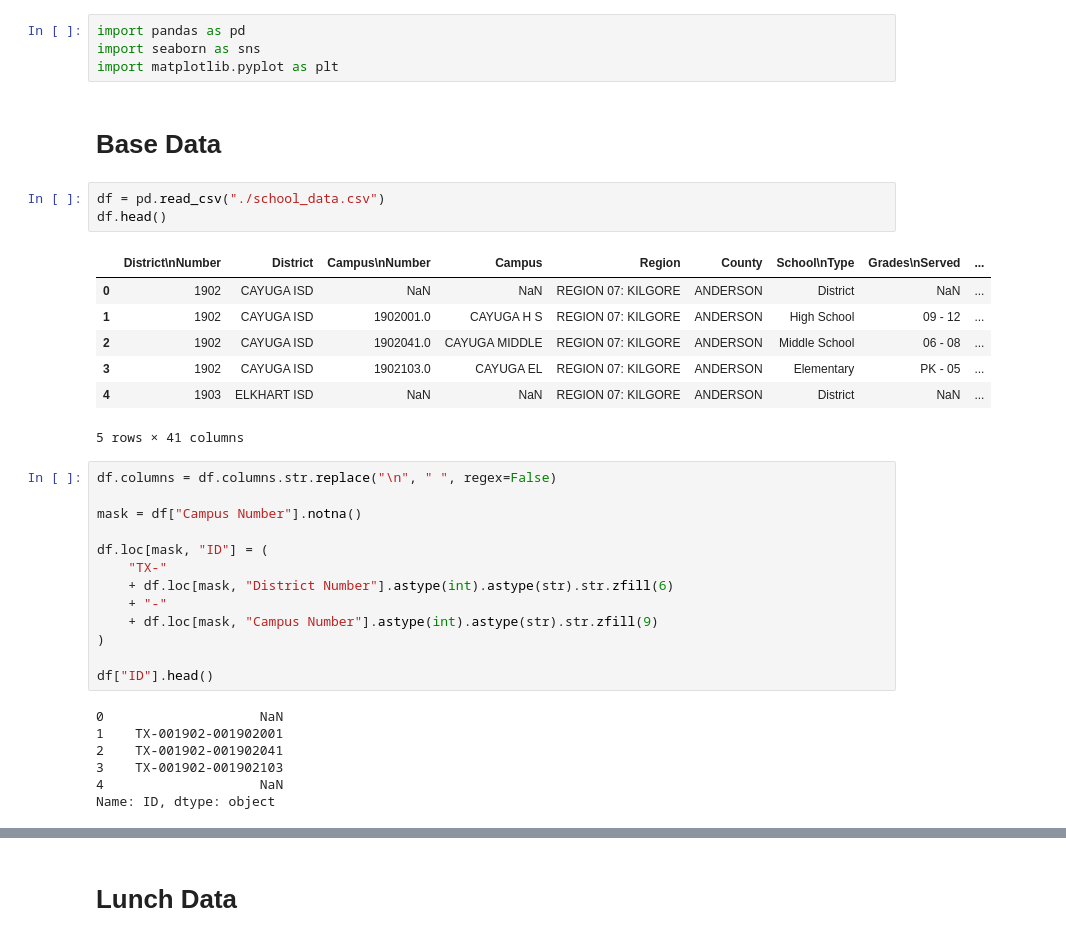
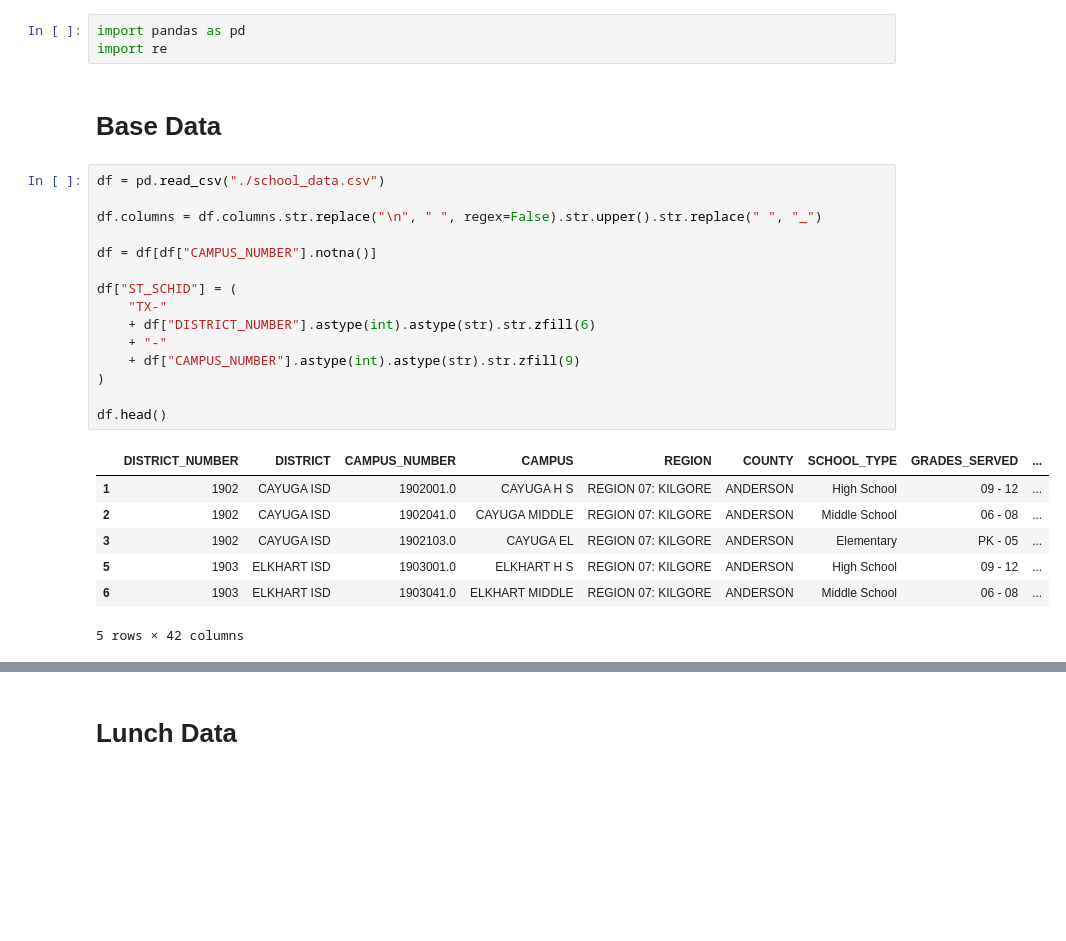
Before and after one commit to baolong281/sds-project, a Jupyter notebook: data/data.ipynb, the cells around one changed output, grey strips where cells are left out. Drawn from its saved outputs; the diff is of its cells as text; blank space fills up the shorter version.

```diff
--- a/data/data.ipynb
+++ b/data/data.ipynb
@@ -1,37 +1,28 @@
 # %%
 import pandas as pd
-import seaborn as sns
-import matplotlib.pyplot as plt
+import re
 # %% [markdown]
 # Base Data
 # %%
 df = pd.read_csv("./school_data.csv")
+
+df.columns = df.columns.str.replace("\n", " ", regex=False).str.upper().str.replace(" ", "_")
+
+df = df[df["CAMPUS_NUMBER"].notna()]
+
+df["ST_SCHID"] = (
+    "TX-"
+    + df["DISTRICT_NUMBER"].astype(int).astype(str).str.zfill(6)
+    + "-"
+    + df["CAMPUS_NUMBER"].astype(int).astype(str).str.zfill(9)
+)
+
 df.head()
 # %% [output]
-|  | District\nNumber | District | Campus\nNumber | Campus | Region | County | School\nType | Grades\nServed | ... |
-| 0 | 1902 | CAYUGA ISD | NaN | NaN | REGION 07: KILGORE | ANDERSON | District | NaN | ... |
+|  | DISTRICT_NUMBER | DISTRICT | CAMPUS_NUMBER | CAMPUS | REGION | COUNTY | SCHOOL_TYPE | GRADES_SERVED | ... |
 | 1 | 1902 | CAYUGA ISD | 1902001.0 | CAYUGA H S | REGION 07: KILGORE | ANDERSON | High School | 09 - 12 | ... |
 | 2 | 1902 | CAYUGA ISD | 1902041.0 | CAYUGA MIDDLE | REGION 07: KILGORE | ANDERSON | Middle School | 06 - 08 | ... |
 | 3 | 1902 | CAYUGA ISD | 1902103.0 | CAYUGA EL | REGION 07: KILGORE | ANDERSON | Elementary | PK - 05 | ... |
-| 4 | 1903 | ELKHART ISD | NaN | NaN | REGION 07: KILGORE | ANDERSON | District | NaN | ... |
+| 5 | 1903 | ELKHART ISD | 1903001.0 | ELKHART H S | REGION 07: KILGORE | ANDERSON | High School | 09 - 12 | ... |
+| 6 | 1903 | ELKHART ISD | 1903041.0 | ELKHART MIDDLE | REGION 07: KILGORE | ANDERSON | Middle School | 06 - 08 | ... |
-5 rows × 41 columns
+5 rows × 42 columns
-# %%
-df.columns = df.columns.str.replace("\n", " ", regex=False)
-
-mask = df["Campus Number"].notna()
-
-df.loc[mask, "ID"] = (
-    "TX-"
-    + df.loc[mask, "District Number"].astype(int).astype(str).str.zfill(6)
-    + "-"
-    + df.loc[mask, "Campus Number"].astype(int).astype(str).str.zfill(9)
-)
-
-df["ID"].head()
-# %% [output]
-0                    NaN
-1    TX-001902-001902001
-2    TX-001902-001902041
-3    TX-001902-001902103
-4                    NaN
-Name: ID, dtype: object
```
Also changed, not shown: parts of 21 cells of this notebook.
